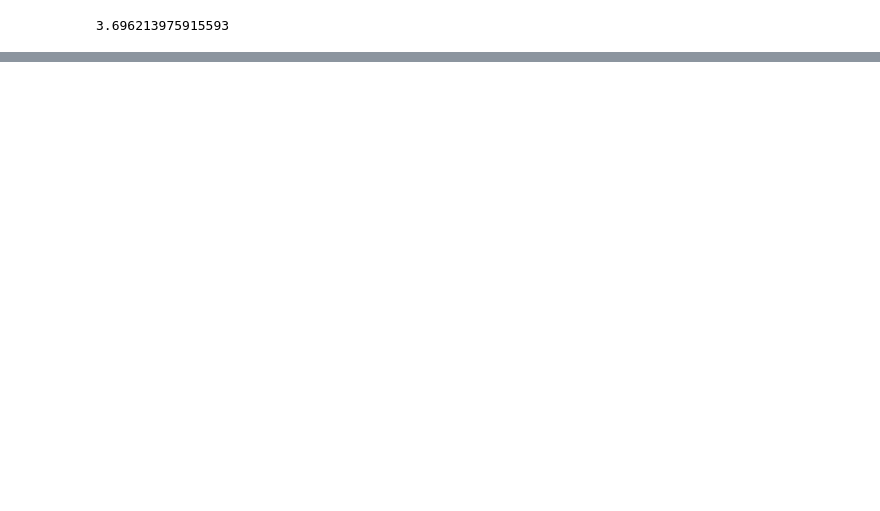
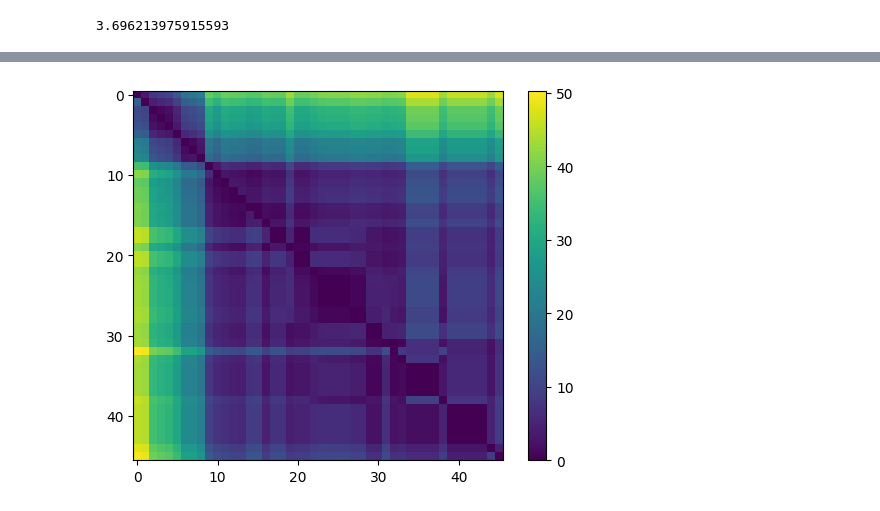
Before and after one commit to cmconlan/Adaptive_Traffic_Simulator, a Jupyter notebook: 1. EDA and Sensor Selection.ipynb, the cells around one changed output, grey strips where cells are left out. Drawn from its saved outputs; the diff is of its cells as text; code cells hidden in the pictures; blank space fills up the shorter version.

```diff
--- a/1. EDA and Sensor Selection.ipynb
+++ b/1. EDA and Sensor Selection.ipynb
@@ -1003,0 +1108,14 @@ Time over allowed traversal time
+# %%
+# Create a mask for NaN values
+nan_mask = np.isnan(s2s_time)
+
+# Create a heatmap with nan values greyed out
+plt.imshow(np.ma.masked_where(nan_mask, s2s_time), cmap='viridis', interpolation='none')
+
+# Add colorbar
+plt.colorbar()
+
+# Show the plot
+plt.show()
+# %% [output]
+[figure, added]
```
Also changed, not shown: parts of 19 cells of this notebook.
